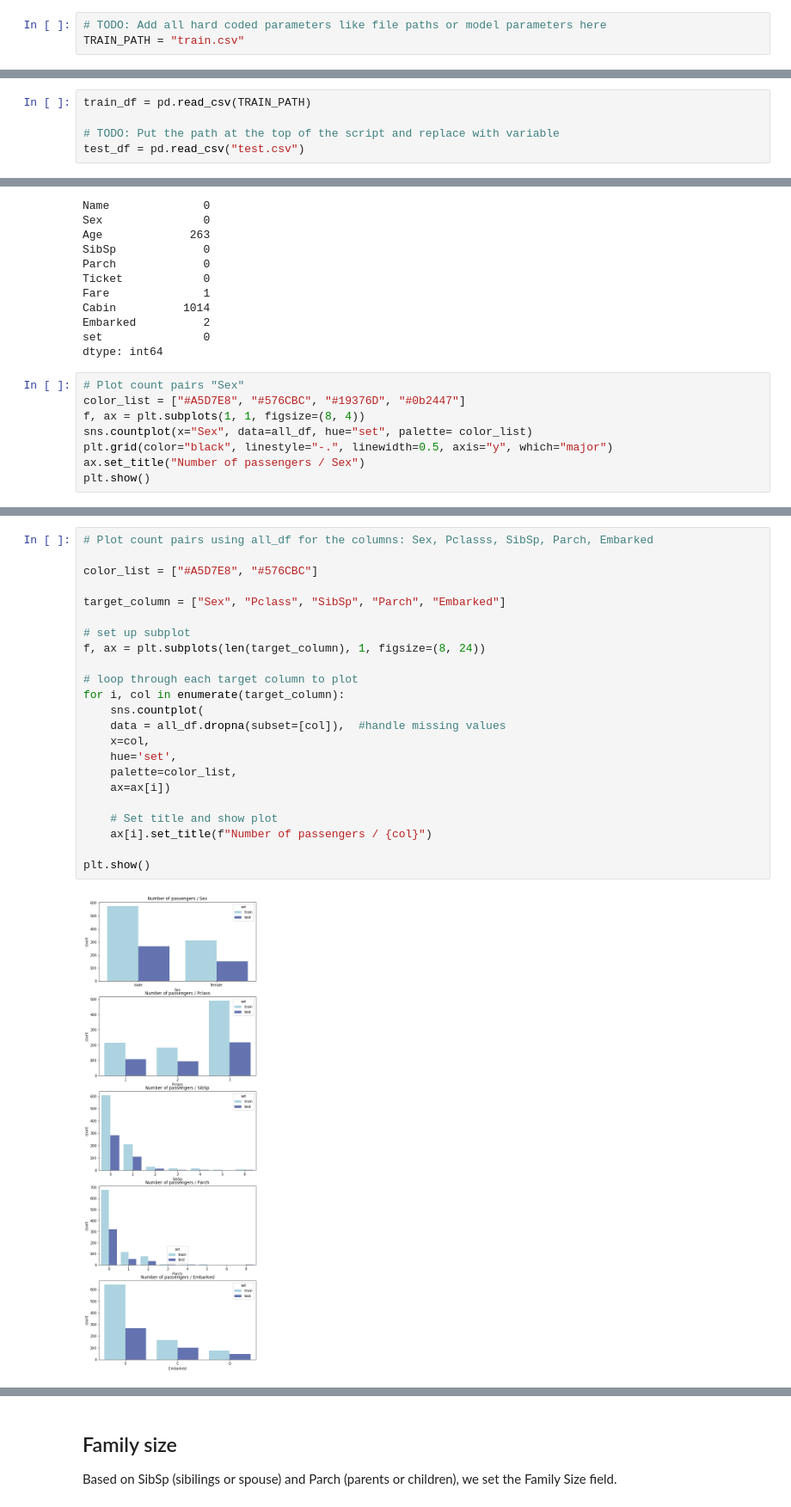
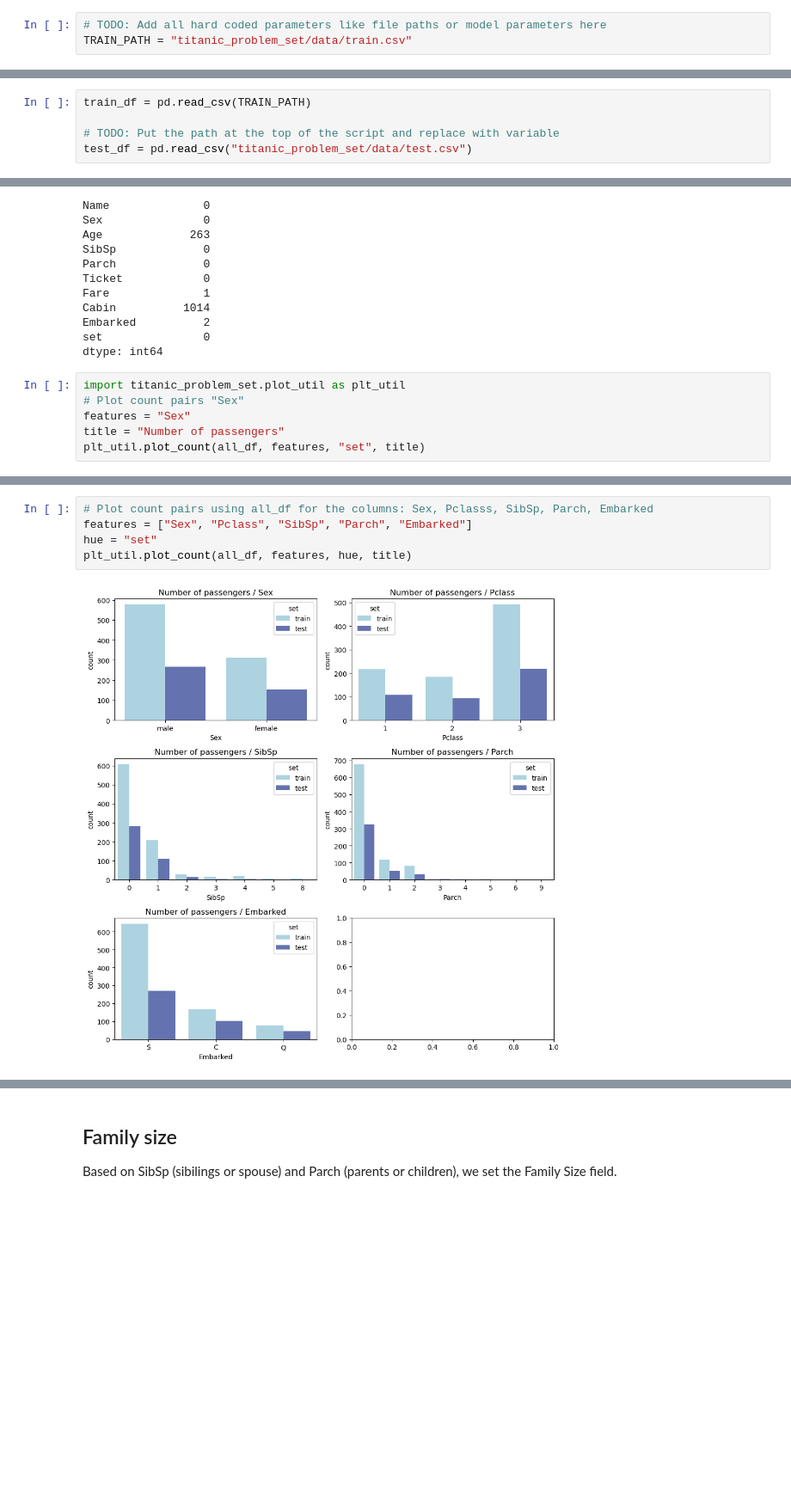
Before and after one commit to cameds58/titanic_problem_set, a Jupyter notebook: Titanic Data Journey.ipynb, the cells around one changed output, grey strips where cells are left out. Shown at 86% size. Cells and saved outputs as stored; diff of their text form; blank space fills up the shorter version.

```diff
--- a/Titanic Data Journey.ipynb
+++ b/Titanic Data Journey.ipynb
@@ -20,13 +26,13 @@ from sklearn.ensemble import RandomForestClassifier
 # %%
 # TODO: Add all hard coded parameters like file paths or model parameters here
-TRAIN_PATH = "train.csv"
+TRAIN_PATH = "titanic_problem_set/data/train.csv"
 # %% [markdown]
 ## Read the data
 # %%
 train_df = pd.read_csv(TRAIN_PATH)
 
 # TODO: Put the path at the top of the script and replace with variable
-test_df = pd.read_csv("test.csv")
+test_df = pd.read_csv("titanic_problem_set/data/test.csv")
 # %% [markdown]
 # Preliminary data inspection
 # %% [markdown]
@@ -296,11 +302,9 @@ Embarked          2
 set               0
 dtype: int64
 # %%
+import titanic_problem_set.plot_util as plt_util
 # Plot count pairs "Sex"
-color_list = ["#A5D7E8", "#576CBC", "#19376D", "#0b2447"]
-f, ax = plt.subplots(1, 1, figsize=(8, 4))
-sns.countplot(x="Sex", data=all_df, hue="set", palette= color_list)
-plt.grid(color="black", linestyle="-.", linewidth=0.5, axis="y", which="major")
-ax.set_title("Number of passengers / Sex")
-plt.show()
+features = "Sex"
+title = "Number of passengers"
+plt_util.plot_count(all_df, features, "set", title)
 # %% [output]
@@ -330,27 +320,9 @@ plt.show()
 # %%
 # Plot count pairs using all_df for the columns: Sex, Pclasss, SibSp, Parch, Embarked
-
-color_list = ["#A5D7E8", "#576CBC"]
-
-target_column = ["Sex", "Pclass", "SibSp", "Parch", "Embarked"]
-
-# set up subplot
-f, ax = plt.subplots(len(target_column), 1, figsize=(8, 24))
-
-# loop through each target column to plot
-for i, col in enumerate(target_column):
-    sns.countplot(
-    data = all_df.dropna(subset=[col]),  #handle missing values
-    x=col,
-    hue='set',
-    palette=color_list,
-    ax=ax[i])
-
-    # Set title and show plot
-    ax[i].set_title(f"Number of passengers / {col}")
-
-plt.show()
+features = ["Sex", "Pclass", "SibSp", "Parch", "Embarked"]
+hue = "set"
+plt_util.plot_count(all_df, features, hue, title)
 # %% [output]
-[figure, old version]
+[figure, new version]
 # %%
 # Plot count pairs using all_df for the columns: Sex, Pclasss, SibSp, Parch, Embarked and use "Survived" as hue.
```
Also changed, not shown: parts of 14 cells of this notebook, 10 other files.
